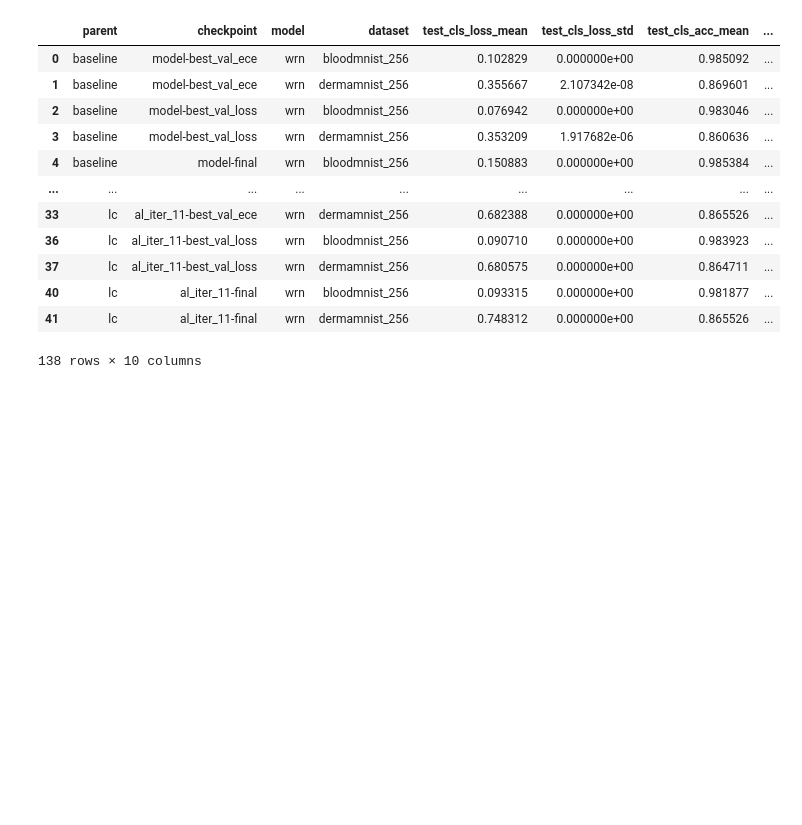
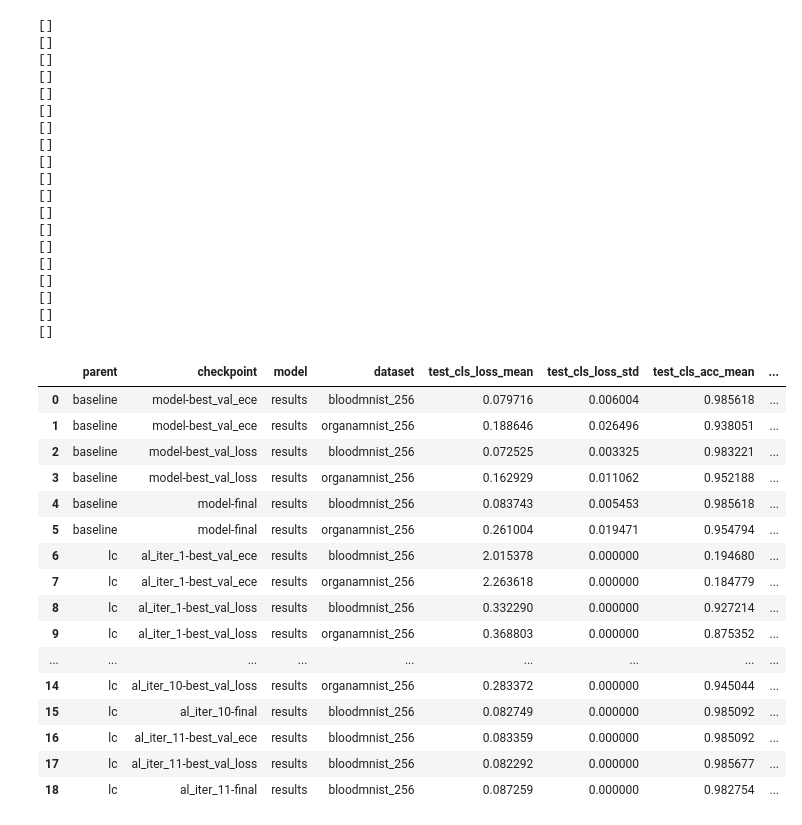
Before and after one commit to lorenzo-querol/Patch-Diffusion, a Jupyter notebook: visualization/curves.ipynb, the cells around one changed output. Cells and saved outputs as stored; diff of their text form; code cells hidden in the pictures; blank space fills up the shorter version.

```diff
--- a/visualization/curves.ipynb
+++ b/visualization/curves.ipynb
@@ -13,55 +13,77 @@ def read_metrics_file(directories):
                     df = pd.read_csv(os.path.join(root, file))
                     df["model"] = dir.split("/")[-1].split("-")[0]
                     df["parent"] = os.path.basename(os.path.dirname(root))
-                    df['dataset'] = root.split("/")[-3]
+                    df["dataset"] = root.split("/")[-3]
                     df["run"] = os.path.basename(root)
                     df.index = range(len(df))
 
                     all_dfs.append(df)
 
     df = pd.concat(all_dfs)
     return df
 
 
 def get_stats(df):
     metrics = ["test_cls_loss", "test_cls_acc", "test_cls_ece"]
-    stats_df = df.groupby(["parent", "checkpoint", "model","dataset"])[metrics].agg(["mean", "std"])
+    stats_df = df.groupby(["parent", "checkpoint", "model", "dataset"])[metrics].agg(["mean", "std"])
 
     # Flatten the multi-level column names
     stats_df.columns = [f"{col[0]}_{col[1]}" for col in stats_df.columns]
 
     # Reset index to make parent and checkpoint regular columns
     stats_df = stats_df.reset_index()
 
     # Sort by parent and checkpoint number
     stats_df["checkpoint_num"] = stats_df["checkpoint"].str.extract(r"(\d+)").astype(float).astype("Int64")
     stats_df = stats_df.sort_values(["parent", "checkpoint_num", "model"])
     stats_df = stats_df.drop("checkpoint_num", axis=1)
 
     return stats_df
 
 
 base_dir = os.path.dirname(os.getcwd())
-directories = [os.path.join(base_dir, "egc-runs"),
-              os.path.join(base_dir, "wrn-runs")]
+directories = [os.path.join(base_dir, "results")]
 
 metrics = read_metrics_file(directories)
 metrics = get_stats(metrics).fillna(0)
 metrics
 # %% [output]
+[]
+[]
+[]
+[]
+[]
+[]
+[]
+[]
+[]
+[]
+[]
+[]
+[]
+[]
+[]
+[]
+[]
+[]
+[]
 |  | parent | checkpoint | model | dataset | test_cls_loss_mean | test_cls_loss_std | test_cls_acc_mean | ... |
-| 0 | baseline | model-best_val_ece | wrn | bloodmnist_256 | 0.102829 | 0.000000e+00 | 0.985092 | ... |
-| 1 | baseline | model-best_val_ece | wrn | dermamnist_256 | 0.355667 | 2.107342e-08 | 0.869601 | ... |
-| 2 | baseline | model-best_val_loss | wrn | bloodmnist_256 | 0.076942 | 0.000000e+00 | 0.983046 | ... |
-| 3 | baseline | model-best_val_loss | wrn | dermamnist_256 | 0.353209 | 1.917682e-06 | 0.860636 | ... |
-| 4 | baseline | model-final | wrn | bloodmnist_256 | 0.150883 | 0.000000e+00 | 0.985384 | ... |
+| 0 | baseline | model-best_val_ece | results | bloodmnist_256 | 0.079716 | 0.006004 | 0.985618 | ... |
+| 1 | baseline | model-best_val_ece | results | organamnist_256 | 0.188646 | 0.026496 | 0.938051 | ... |
+| 2 | baseline | model-best_val_loss | results | bloodmnist_256 | 0.072525 | 0.003325 | 0.983221 | ... |
+| 3 | baseline | model-best_val_loss | results | organamnist_256 | 0.162929 | 0.011062 | 0.952188 | ... |
+| 4 | baseline | model-final | results | bloodmnist_256 | 0.083743 | 0.005453 | 0.985618 | ... |
+| 5 | baseline | model-final | results | organamnist_256 | 0.261004 | 0.019471 | 0.954794 | ... |
+| 6 | lc | al_iter_1-best_val_ece | results | bloodmnist_256 | 2.015378 | 0.000000 | 0.194680 | ... |
+| 7 | lc | al_iter_1-best_val_ece | results | organamnist_256 | 2.263618 | 0.000000 | 0.184779 | ... |
+| 8 | lc | al_iter_1-best_val_loss | results | bloodmnist_256 | 0.332290 | 0.000000 | 0.927214 | ... |
+| 9 | lc | al_iter_1-best_val_loss | results | organamnist_256 | 0.368803 | 0.000000 | 0.875352 | ... |
 | ... | ... | ... | ... | ... | ... | ... | ... | ... |
-| 33 | lc | al_iter_11-best_val_ece | wrn | dermamnist_256 | 0.682388 | 0.000000e+00 | 0.865526 | ... |
-| 36 | lc | al_iter_11-best_val_loss | wrn | bloodmnist_256 | 0.090710 | 0.000000e+00 | 0.983923 | ... |
-| 37 | lc | al_iter_11-best_val_loss | wrn | dermamnist_256 | 0.680575 | 0.000000e+00 | 0.864711 | ... |
-| 40 | lc | al_iter_11-final | wrn | bloodmnist_256 | 0.093315 | 0.000000e+00 | 0.981877 | ... |
-| 41 | lc | al_iter_11-final | wrn | dermamnist_256 | 0.748312 | 0.000000e+00 | 0.865526 | ... |
+| 14 | lc | al_iter_10-best_val_loss | results | organamnist_256 | 0.283372 | 0.000000 | 0.945044 | ... |
+| 15 | lc | al_iter_10-final | results | bloodmnist_256 | 0.082749 | 0.000000 | 0.985092 | ... |
+| 16 | lc | al_iter_11-best_val_ece | results | bloodmnist_256 | 0.083359 | 0.000000 | 0.985092 | ... |
+| 17 | lc | al_iter_11-best_val_loss | results | bloodmnist_256 | 0.082292 | 0.000000 | 0.985677 | ... |
+| 18 | lc | al_iter_11-final | results | bloodmnist_256 | 0.087259 | 0.000000 | 0.982754 | ... |
-138 rows × 10 columns
 # %%
 # get only rows with 'final in checkpoint
 metric_to_compare = "test_cls_ece"
```
Also changed, not shown: parts of 2 cells of this notebook, 8 other files.
